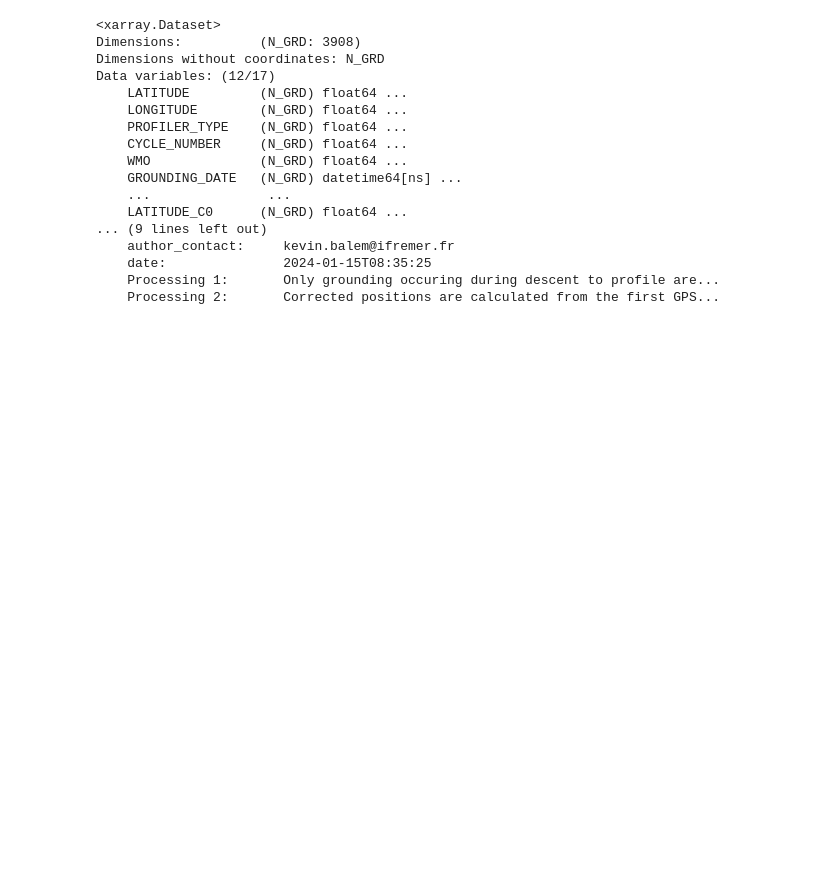
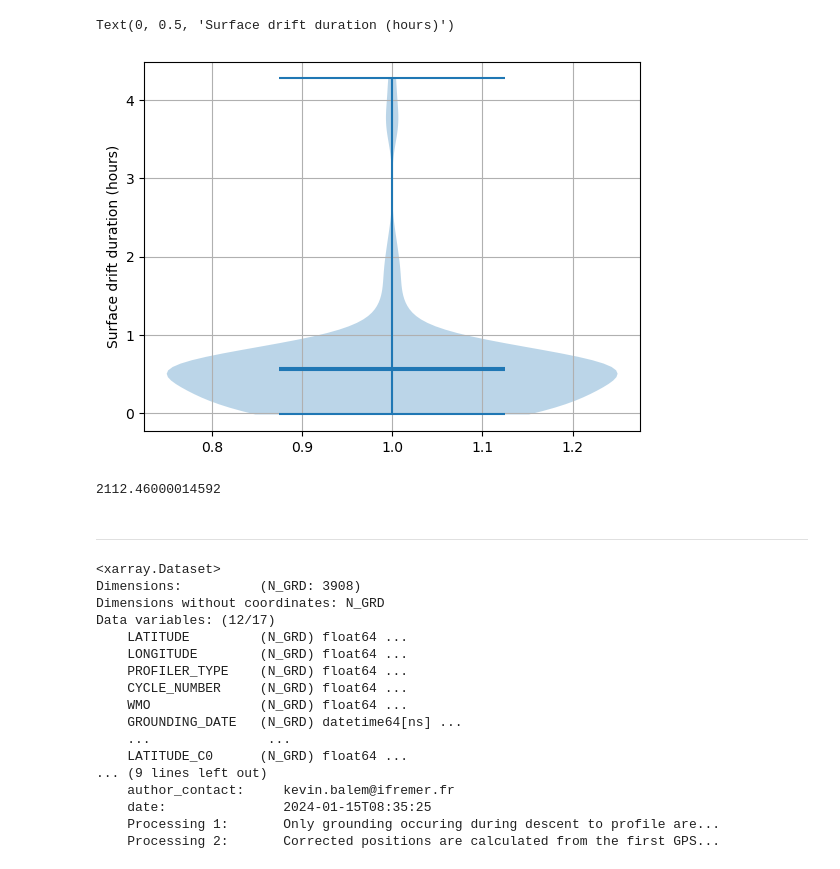
Before and after one commit to quai20/argobathy, a Jupyter notebook: deep/add_clim_positions.ipynb, the cells around one changed output. Saved outputs shown, nothing was run; the diff lists cells and outputs as text; code cells hidden in the pictures; blank space fills up the shorter version.

```diff
--- a/deep/add_clim_positions.ipynb
+++ b/deep/add_clim_positions.ipynb
@@ -20,0 +29,21 @@ import copernicus_marine_client as copernicus_marine
+# %%
+ix = pd.read_csv('/home/ref-argo/gdac/ar_index_global_prof.txt',
+                 sep=',', index_col=None, header=0, skiprows=8,
+                 names=['file','date','latitude','longitude','ocean','profiler_type','institution','update'],
+                 dtype={'file': np.unicode_, 'latitude': np.float32, 'longitude': np.float32, 'ocean': str, 'profiler_type': str, 'institution': str}
+                )
+ixs = ix[(ix['profiler_type']=='838')]
+
+ixs = ixs.reset_index().drop(columns='index')
+# parse the date after the subset, much more fast than inside the pd.read_csv()
+ixs['date']= pd.to_datetime(ixs['date'],format='%Y%m%d%H%M%S')
+# period of interest [datemin, datemax]
+poi = np.array(['2000-01-01','2023-11-30'],dtype='datetime64')
+ixs = ixs[(ixs['date']>=poi[0])&(ixs['date']<=poi[1])].reset_index()
+
+# dac generation
+dacs = {'AO':'aoml','BO':'bodc','IF':'coriolis','HZ':'csio','CS':'csiro','IN':'incois','JA':'jma','KM':'kma','KO':'kordi','ME':'meds','NM':'nmdis'}
+ixs['wmo']=[int(f.split('/')[1]) for f in ixs['file']]
+ixs['dac']=[dacs[f] for f in ixs['institution']]
+ixs = ixs.groupby('wmo').last().reset_index()
+ixs.tail()
@@ -21 +57,24 @@ import copernicus_marine_client as copernicus_marine
+# %%
+def surface_duration(x):
+    return x['JULD'][-1]-x['JULD'][0]
+
+sdu = np.zeros(len(ixs))
+
+for i in range(len(ixs)):
+    urlt="/home/ref-argo/gdac/dac/"+ixs['dac'][i]+"/"+str(ixs['wmo'][i])+"/"+str(ixs['wmo'][i])+"_Rtraj.nc"
+    dt = xr.open_dataset(urlt)
+    sd = dt[['CYCLE_NUMBER','JULD','LATITUDE','LONGITUDE']].where(dt['MEASUREMENT_CODE']==703.,drop=True).groupby('CYCLE_NUMBER').apply(surface_duration).values.astype(int)
+    sdu[i] = np.mean(sd/(3600*1e9))
+# %%
+_ = plt.violinplot(sdu[sdu<10],showmeans=True,showmedians=True)
+plt.ylabel('Surface drift duration (hours)')
+# %% [output]
+Text(0, 0.5, 'Surface drift duration (hours)')
+[figure, added]
+# %%
+np.median(sdu)*3600
+# %% [output]
+2112.46000014592
+# %% [markdown]
+----
 # %%
```
Also changed, not shown: parts of 7 cells of this notebook, 7 other files.
